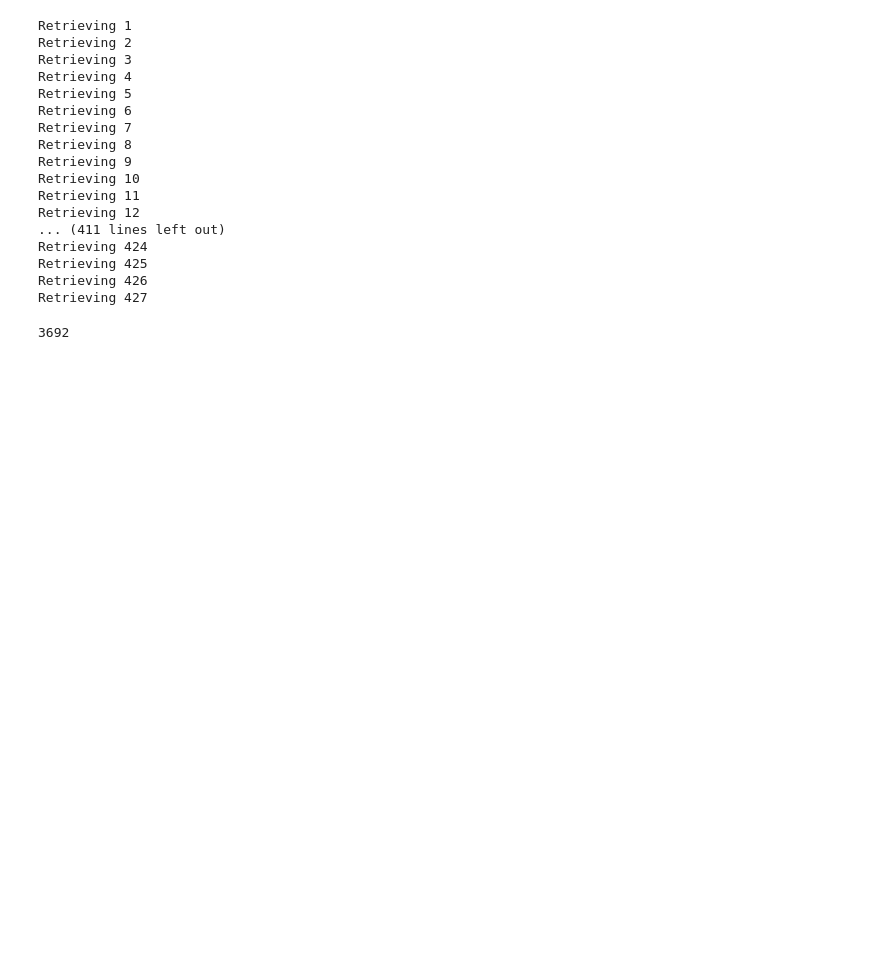
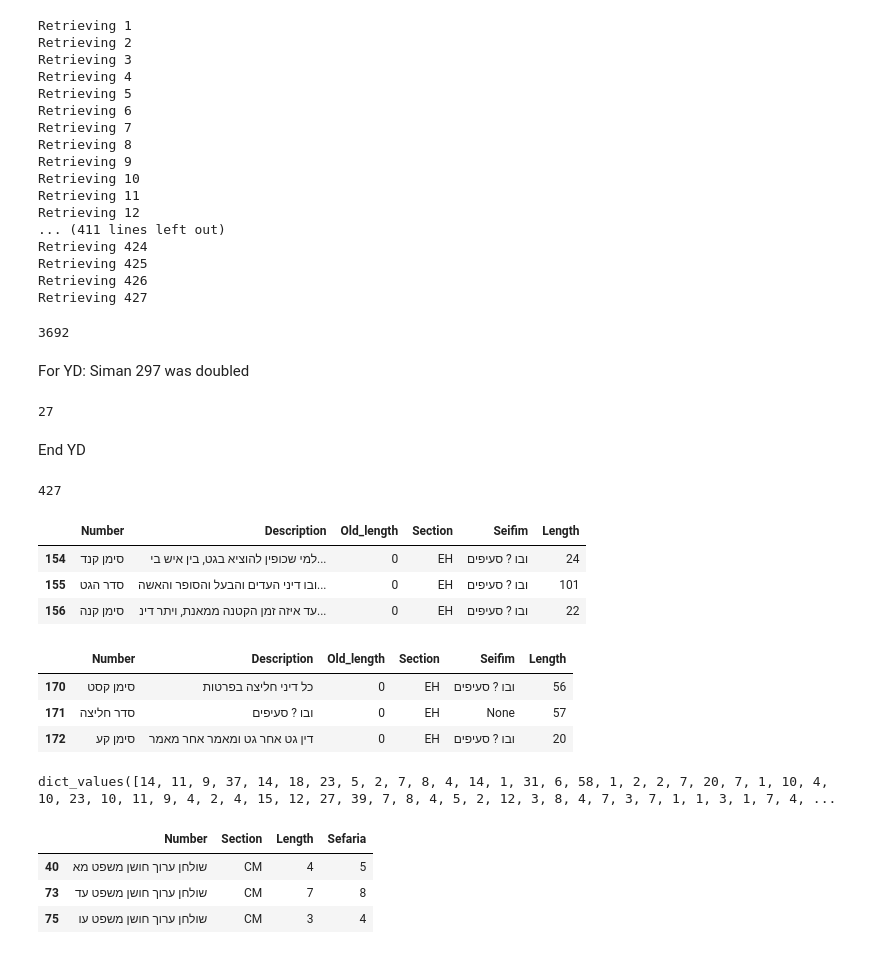
Before and after one commit to lordgrenville/shulchan-aruch-count, a Jupyter notebook: shulchan aruch.ipynb, the cells around one changed output. Saved outputs shown, nothing was run; the diff lists cells and outputs as text; code cells hidden in the pictures; blank space fills up the shorter version.

Commit message:
adds comparison to sefaria

```diff
--- a/shulchan aruch.ipynb
+++ b/shulchan aruch.ipynb
@@ -368,0 +429,33 @@ df.Length.sum()
+# %% [markdown]
+For YD: Siman 297 was doubled
+# %%
+df.loc[296,'Length'] = 56
+df = df.drop(297)
+# %%
+temp.pop('Siman 169')
+# %% [output]
+27
+# %% [markdown]
+End YD
+# %%
+len(temp.values())
+# %% [output]
+427
+# %%
+df.iloc[153:156,:]
+# %% [output]
+|  | Number | Description | Old_length | Section | Seifim | Length |
+| 154 | סימן קנד | למי שכופין להוציא בגט, בין איש בי... | 0 | EH | ובו ? סעיפים | 24 |
+| 155 | סדר הגט | ובו דיני העדים והבעל והסופר והאשה... | 0 | EH | ובו ? סעיפים | 101 |
+| 156 | סימן קנה | עד איזה זמן הקטנה ממאנת, ויתר דינ... | 0 | EH | ובו ? סעיפים | 22 |
+# %%
+df.iloc[169:172,:]
+# %% [output]
+|  | Number | Description | Old_length | Section | Seifim | Length |
+| 170 | סימן קסט | כל דיני חליצה בפרטות | 0 | EH | ובו ? סעיפים | 56 |
+| 171 | סדר חליצה | ובו ? סעיפים | 0 | EH | None | 57 |
+| 172 | סימן קע | דין גט אחר גט ומאמר אחר מאמר | 0 | EH | ובו ? סעיפים | 20 |
+# %%
+temp.values()
+# %% [output]
+dict_values([14, 11, 9, 37, 14, 18, 23, 5, 2, 7, 8, 4, 14, 1, 31, 6, 58, 1, 2, 2, 7, 20, 7, 1, 10, 4, 10, 23, 10, 11, 9, 4, 2, 4, 15, 12, 27, 39, 7, 8, 4, 5, 2, 12, 3, 8, 4, 7, 3, 7, 1, 1, 3, 1, 7, 4, ...
@@ -368,0 +466,7 @@ df.Length.sum()
+# %%
+df[df['Length'] != df['Sefaria']]
+# %% [output]
+|  | Number | Section | Length | Sefaria |
+| 40 | שולחן ערוך חושן משפט מא | CM | 4 | 5 |
+| 73 | שולחן ערוך חושן משפט עד | CM | 7 | 8 |
+| 75 | שולחן ערוך חושן משפט עו | CM | 3 | 4 |
```
Also changed, not shown: parts of 13 cells of this notebook, 8 other files.
